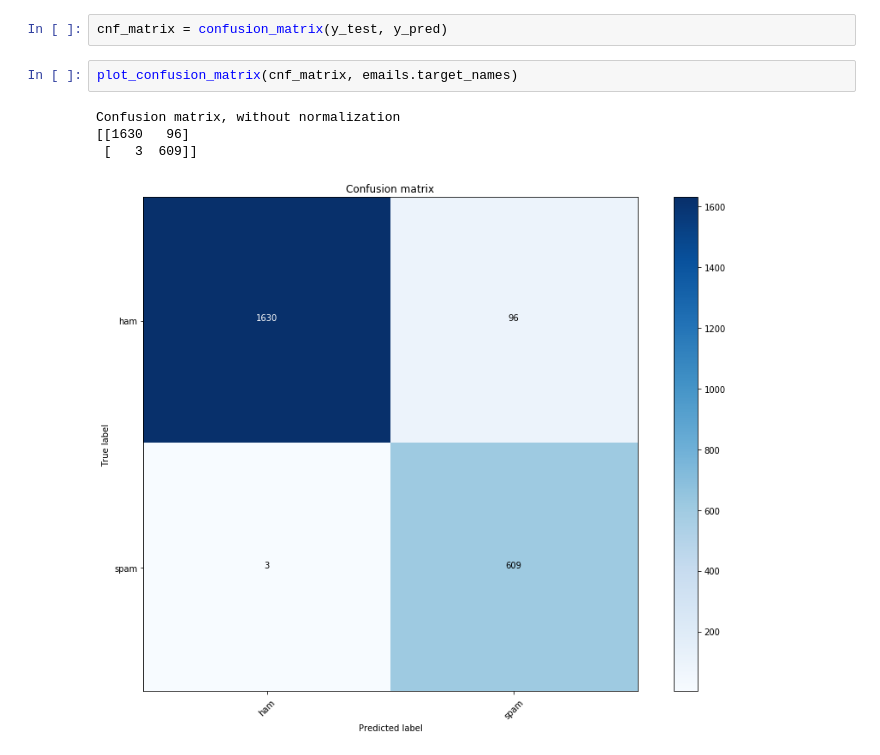
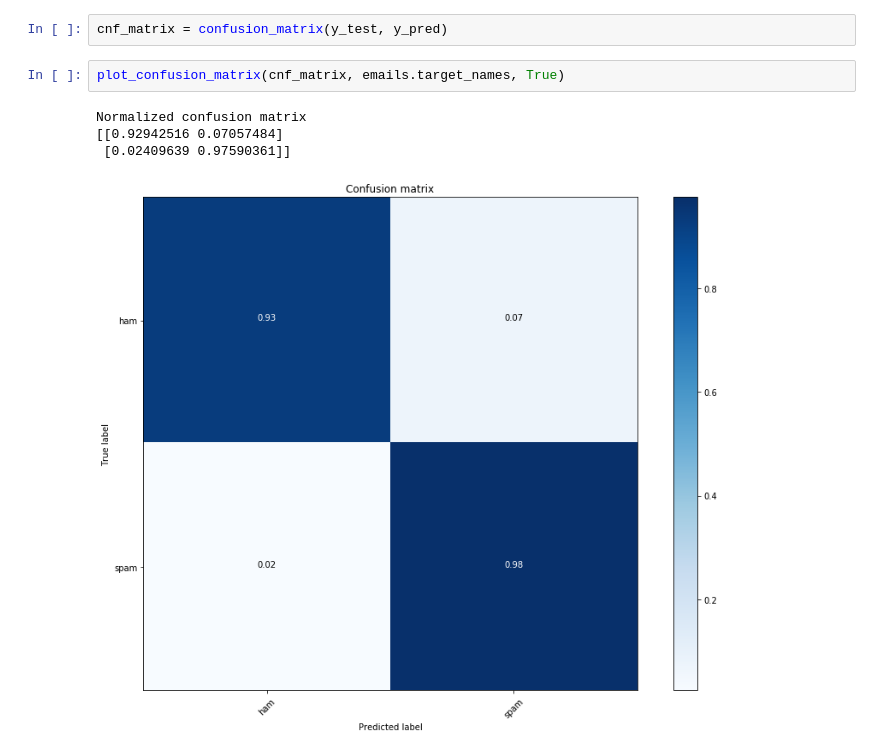
Before and after one commit to wesbarnett/spam-or-ham, a Jupyter notebook: Spam or Ham.ipynb, the cells around one changed output. Cells and saved outputs as stored; diff of their text form.

```diff
--- a/Spam or Ham.ipynb
+++ b/Spam or Ham.ipynb
@@ -489,9 +528,9 @@ def plot_confusion_matrix(cm, classes,
 # %%
 cnf_matrix = confusion_matrix(y_test, y_pred)
 # %%
-plot_confusion_matrix(cnf_matrix, emails.target_names)
+plot_confusion_matrix(cnf_matrix, emails.target_names, True)
 # %% [output]
-Confusion matrix, without normalization
-[[1630   96]
- [   3  609]]
+Normalized confusion matrix
+[[0.92942516 0.07057484]
+ [0.02409639 0.97590361]]
-[figure, old version]
+[figure, new version]
```
Also changed, not shown: parts of 33 cells of this notebook.
